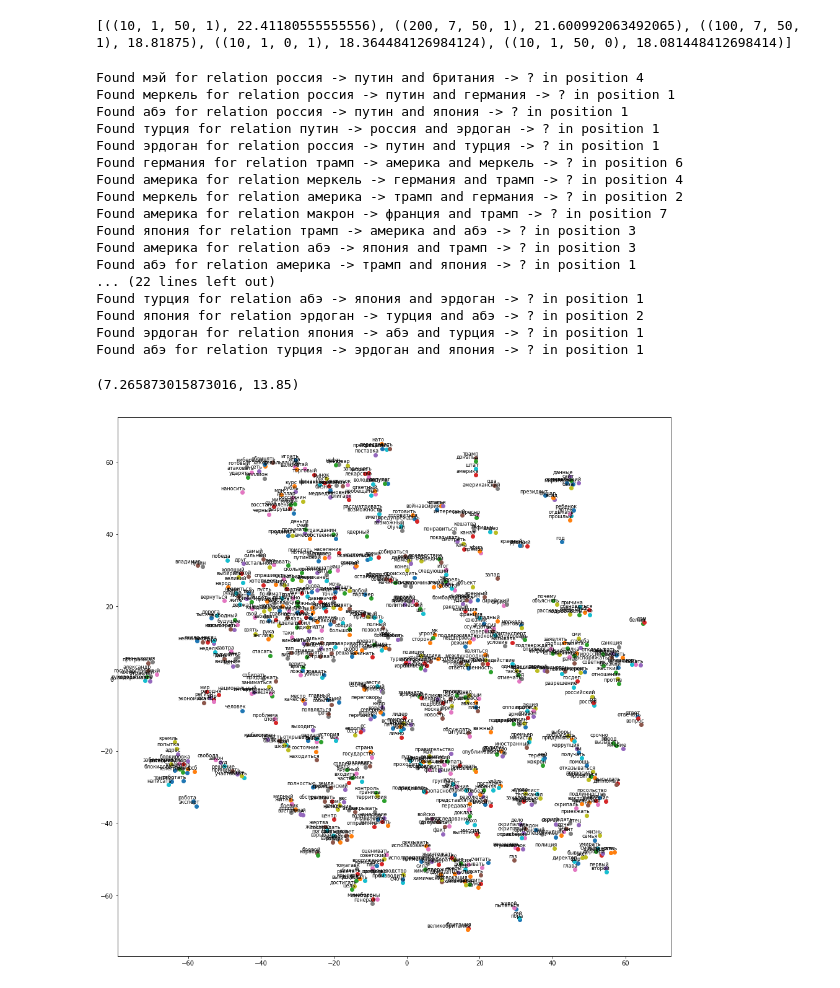
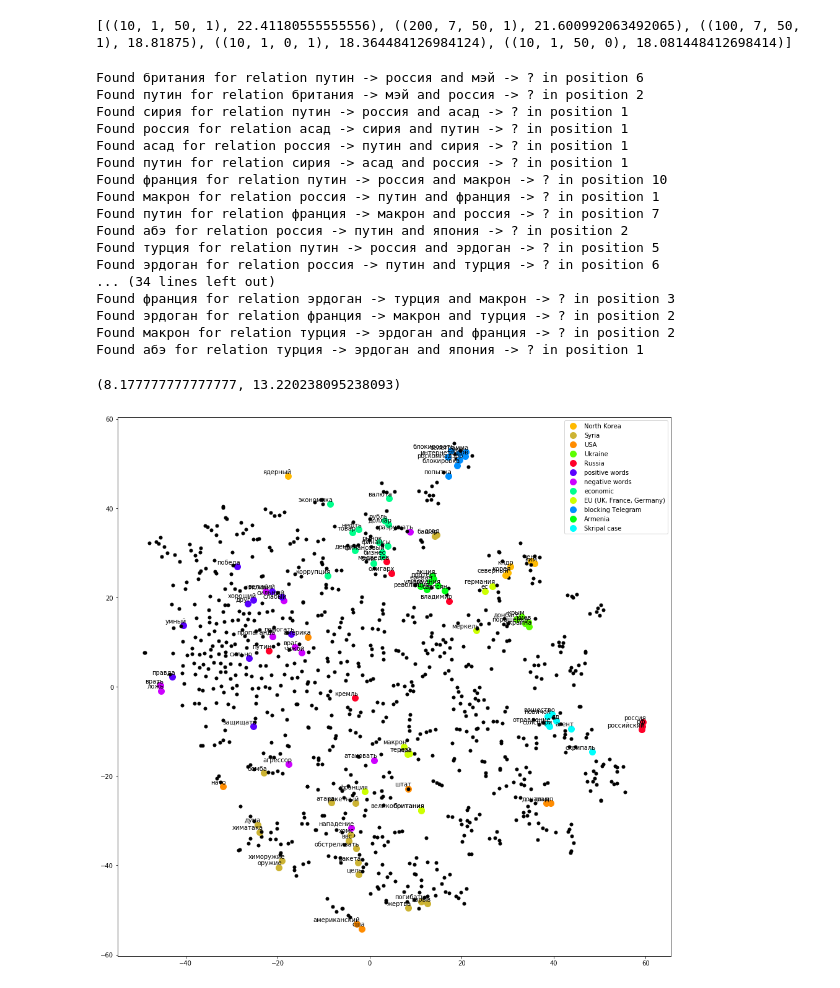
Before and after one commit to alexandrov-nikita/StatisticalNLP, a Jupyter notebook: scripts/model_generator.ipynb, the cells around one changed output. Cells and saved outputs as stored; diff of their text form; code cells hidden in the pictures.

Commit message:
final version for russian with plots

```diff
--- a/scripts/model_generator.ipynb
+++ b/scripts/model_generator.ipynb
@@ -120,31 +120,31 @@ print (sorted_avg[:5])
 # %% [output]
 [((10, 1, 50, 1), 22.41180555555556), ((200, 7, 50, 1), 21.600992063492065), ((100, 7, 50, 1), 18.81875), ((10, 1, 0, 1), 18.364484126984124), ((10, 1, 50, 0), 18.081448412698414)]
 # %%
-best_model = word2vec.Word2Vec(sentences=tweets, size=200,
-                              window=7, min_count=50, sg=1)
+best_model_2 = word2vec.Word2Vec(sentences=tweets, size=10,
+                              window=1, min_count=50, sg=1)
 
-best_model.wv.syn0 = normalize(best_model.wv.syn0, axis=1, norm='l2')
+best_model_2.wv.syn0 = normalize(best_model_2.wv.syn0, axis=1, norm='l2')
 
-evaluateModel(best_model, 1)
+evaluateModel(best_model_2, 1)
 # %% [output]
-Found мэй for relation россия -> путин and британия -> ? in position 4
-Found меркель for relation россия -> путин and германия -> ? in position 1
-Found абэ for relation россия -> путин and япония -> ? in position 1
-Found турция for relation путин -> россия and эрдоган -> ? in position 1
-Found эрдоган for relation россия -> путин and турция -> ? in position 1
-Found германия for relation трамп -> америка and меркель -> ? in position 6
-Found америка for relation меркель -> германия and трамп -> ? in position 4
-Found меркель for relation америка -> трамп and германия -> ? in position 2
-Found америка for relation макрон -> франция and трамп -> ? in position 7
-Found япония for relation трамп -> америка and абэ -> ? in position 3
-Found америка for relation абэ -> япония and трамп -> ? in position 3
-Found абэ for relation америка -> трамп and япония -> ? in position 1
-... (22 lines left out)
-Found турция for relation абэ -> япония and эрдоган -> ? in position 1
-Found япония for relation эрдоган -> турция and абэ -> ? in position 2
-Found эрдоган for relation япония -> абэ and турция -> ? in position 1
+Found британия for relation путин -> россия and мэй -> ? in position 6
+Found путин for relation британия -> мэй and россия -> ? in position 2
+Found сирия for relation путин -> россия and асад -> ? in position 1
+Found россия for relation асад -> сирия and путин -> ? in position 1
+Found асад for relation россия -> путин and сирия -> ? in position 1
+Found путин for relation сирия -> асад and россия -> ? in position 1
+Found франция for relation путин -> россия and макрон -> ? in position 10
+Found макрон for relation россия -> путин and франция -> ? in position 1
+Found путин for relation франция -> макрон and россия -> ? in position 7
+Found абэ for relation россия -> путин and япония -> ? in position 2
+Found турция for relation путин -> россия and эрдоган -> ? in position 5
+Found эрдоган for relation россия -> путин and турция -> ? in position 6
+... (34 lines left out)
+Found франция for relation эрдоган -> турция and макрон -> ? in position 3
+Found эрдоган for relation франция -> макрон and турция -> ? in position 2
+Found макрон for relation турция -> эрдоган and франция -> ? in position 2
 Found абэ for relation турция -> эрдоган and япония -> ? in position 1
-(7.265873015873016, 13.85)
+(8.177777777777777, 13.220238095238093)
 # %%
 from sklearn.manifold import TSNE
 from sklearn.decomposition import PCA
@@ -187,5 +205,31 @@ def tsne_plot(model, threshold):
-# %%
-from gensim.models import word2vec
-tsne_plot(best_model, 100)
-# %% [output]
-[figure, removed]
+# %%
+important_words = [['путин', 'владимир', 'россия', 'рф', 'российский', 'кремль', 'олигарх', 'медведев'],
+                   ['трамп', 'сша', 'дональд', 'трамп', 'штат', 'америка', 'американский', 'нато'],
+                   ['ким', 'чен', 'ын', 'корея', 'северный', 'кндр', 'ядерный'],
+                   ['мэй', 'тереза', 'макрон', 'франция', 'германия', 'меркель', 'ес', 'британия', 'великобритания'],
+                   ['украина', 'крым', 'киев', 'донбасс', 'порошенко'],
+                   ['армения', 'саргсян', 'протест', 'улица', 'ереван', 'революция', 'акция'],
+                   ['деньги', 'рубль', 'доллар', 'экономика', 'бизнес', 'рынок', 'финансовый', 'деньги', 'коррупция', 'банк',
+                   'финансы', 'нефть', 'товар', 'валюта'],
+                   ['солсбери', 'скрипаль', 'новичок', 'отравление', 'яд', 'агент', 'отравление', 'вещество'],
+                   ['дуров', 'телеграмма', 'блокировка', 'ркн', 'роскомнадзор', 'блокировать', 'попытка', 'интернет'],
+                   ['асад', 'башар', 'атака', 'химатака', 'оружие', 'ракета', 'взрыв', 'жертва',
+                   'налет', 'погибать', 'ввс', 'хомс', 'дума', 'обстреливать', 'цель', 'химоружие', 'ракетный', 'бомба'],
+                  ['сильный', 'сильно', 'хороший', 'великий', 'победа', 'друг', 'умный', 'правда', 'помогать', 'защищать'],
+                  ['слабый', 'слабо', 'плохой', 'позорный', 'разрушать', 'враг', 'глупый', 'ложь', 'врать', 'атаковать', 'чужой',
+                  'агрессор', 'нападение', 'пропаганда']]
+
+
+import pylab
+NUM_COLORS = 12
+
+desc = ['Russia', 'USA', 'North Korea', 'EU (UK, France, Germany)', 'Ukraine', 'Armenia', 'economic',
+       'Skripal case', 'blocking Telegram', 'Syria', 'positive words', 'negative words']
+cm = pylab.get_cmap('gist_rainbow')
+colors = [cm(1.*i/NUM_COLORS) for i in range(NUM_COLORS)]
+colors[9] = (0.8, 0.7, 0.2, 1.0)
+colors[1] = (1.0, 0.55, 0.0, 1.0)
+# %%
+qqq, www = tsne_plot(best_model, important_words, colors, desc, 80)
+# %% [output]
+[figure, added]
```
Also changed, not shown: parts of 5 cells of this notebook.
